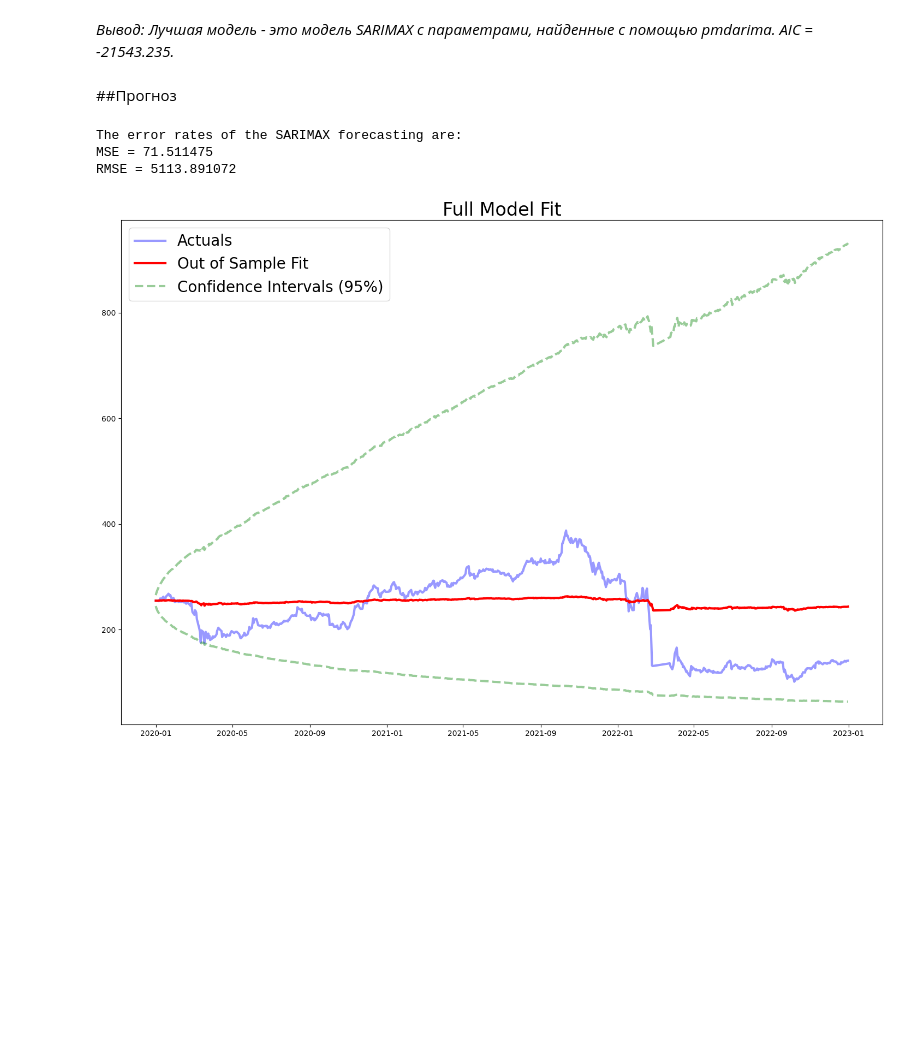
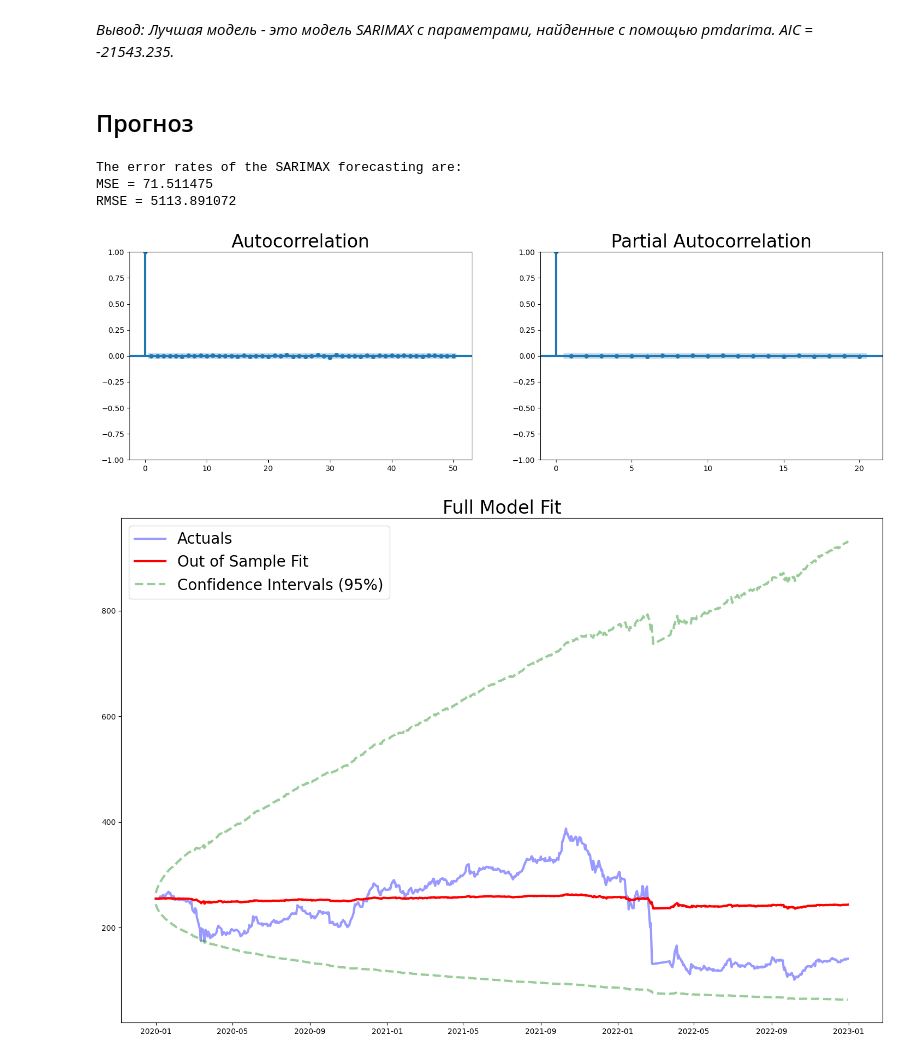
Before and after one commit to murattumov/final_project, a Jupyter notebook: final_project.ipynb, the cells around one changed output. Cells and saved outputs as stored; diff of their text form; code cells hidden in the pictures; blank space fills up the shorter version.

```diff
--- a/final_project.ipynb
+++ b/final_project.ipynb
@@ -395,7 +411,7 @@ Warnings:
 # %% [markdown]
 *Вывод:  Лучшая модель - это модель SARIMAX с параметрами, найденные с помощью pmdarima. AIC = -21543.235.*
 # %% [markdown]
-##Прогноз
+## Прогноз
 # %%
 # создание датафрейм для предсказания scale
 pred_df = pd.DataFrame(index=data[train_start:test_end].index)
@@ -431,6 +447,13 @@ print("The error rates of the SARIMAX forecasting are: \nMSE = %f \nRMSE = %f" %
 The error rates of the SARIMAX forecasting are:
 MSE = 71.511475
 RMSE = 5113.891072
+# %%
+# графики автокорреляции и частичной автокорреляции для ошибок модели
+res = pmdarima_model_fit.resid
+
+plot_acf_pacf(res)
+# %% [output]
+[figure, added]
 # %%
 # график предсказанных значений с доверительными интервалами на истинных значениях
 plt.rcParams["figure.figsize"] = 18, 12
```
Also changed, not shown: parts of 18 cells of this notebook.
